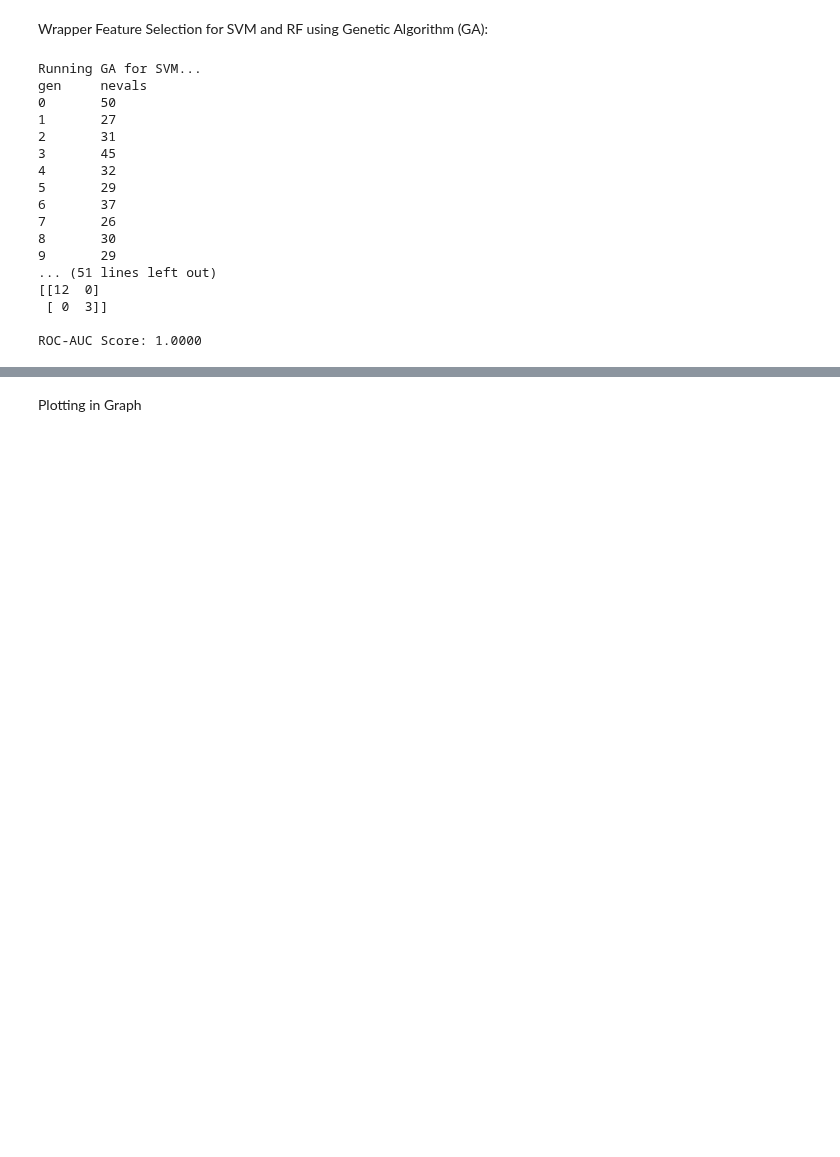
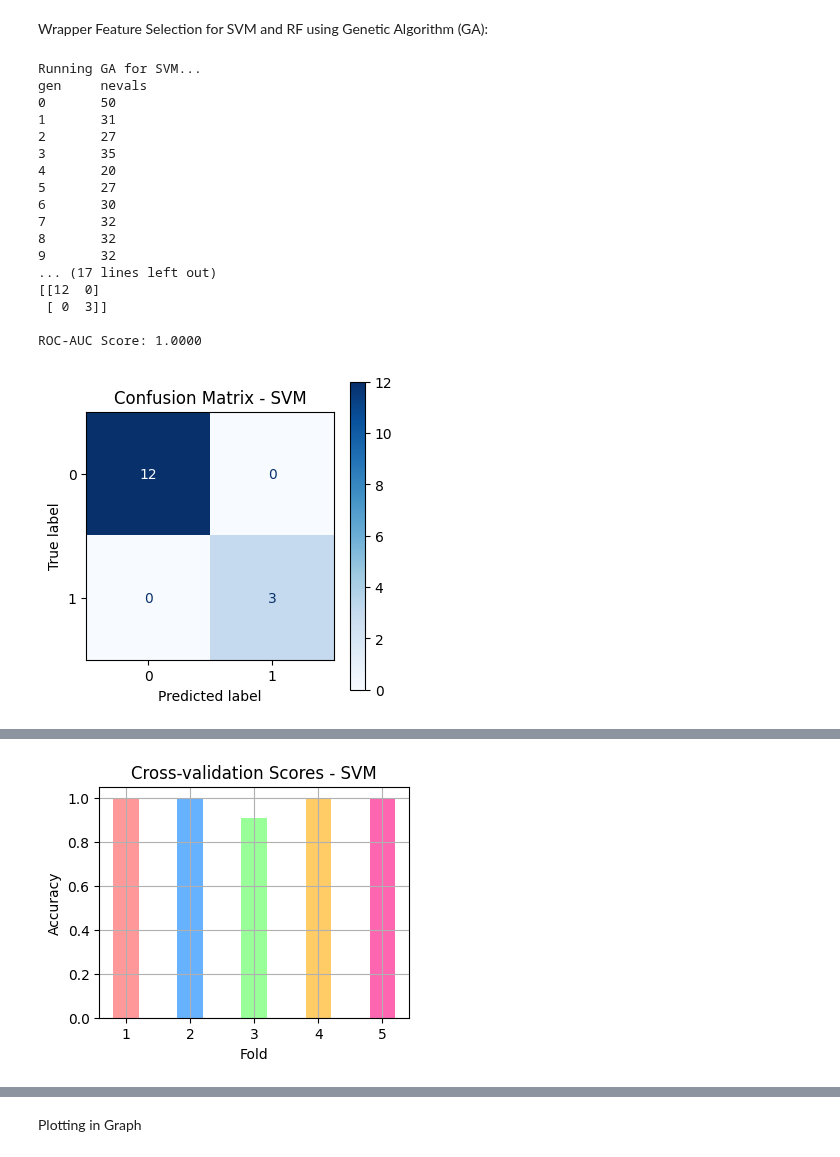
Before and after one commit to nafzo152/psm2-research-codes, a Jupyter notebook: FInal.ipynb, the cells around one changed output, grey strips where cells are left out. Saved outputs shown, nothing was run; the diff lists cells and outputs as text; code cells hidden in the pictures; blank space fills up the shorter version.

```diff
--- a/FInal.ipynb
+++ b/FInal.ipynb
@@ -607,10 +607,12 @@ from deap import base, creator, tools, algorithms
 import numpy as np
 from sklearn.svm import SVC
 from sklearn.ensemble import RandomForestClassifier
-from sklearn.model_selection import train_test_split
+from sklearn.model_selection import train_test_split, cross_val_score
 from sklearn.metrics import accuracy_score, classification_report, confusion_matrix, roc_auc_score
 import pandas as pd
-from sklearn.preprocessing import MinMaxScaler
+from sklearn.preprocessing import MinMaxScaler, LabelEncoder
+import matplotlib.pyplot as plt
+from sklearn import metrics
 
 # Define evaluation function
 def evaluate(individual, X_train, Y_train, X_test, Y_test, model):
@@ -627,8 +629,8 @@ def evaluate(individual, X_train, Y_train, X_test, Y_test, model):
     accuracy = accuracy_score(Y_test, Y_pred)
     return (accuracy,)
 
-# Function to print performance metrics
-def print_metrics(X_train, Y_train, X_test, Y_test, best_individual, model):
+# Function to print performance metrics and generate plots
+def print_metrics(X_train, Y_train, X_test, Y_test, best_individual, model, model_name):
     selected_features = [i for i, val in enumerate(best_individual) if val]
     X_train_selected = X_train[:, selected_features]
     X_test_selected = X_test[:, selected_features]
@@ -646,6 +648,42 @@ def print_metrics(X_train, Y_train, X_test, Y_test, best_individual, model):
     print("Confusion Matrix:")
     print(confusion_mat)
     print(f"\nROC-AUC Score: {roc_auc:.4f}")
+
+    # Plot the confusion matrix
+    disp = metrics.ConfusionMatrixDisplay(confusion_matrix=confusion_mat)
+    fig, ax = plt.subplots(figsize=(4, 4))  # Confusion matrix plot size
+    disp.plot(cmap='Blues', ax=ax)
+    plt.title(f'Confusion Matrix - {model_name}')
+    plt.show()
+
+    # Perform n-fold cross-validation
+    n = 5  # Number of folds
+    cv_scores = cross_val_score(model, X_train_selected, Y_train, cv=n)
+    print(f"\nCross-validation Scores: {cv_scores}")
+    print(f"Mean Cross-validation Accuracy: {cv_scores.mean():.4f}")
+
+    # Plot Cross-validation Scores as a bar plot
+    plt.figure(figsize=(4, 3))  # Cross-validation plot size
+    bar_width = 0.4  # Thinner bar width for a cleaner look
+    colors = ['#FF9999', '#66B2FF', '#99FF99', '#FFCC66', '#FF66B2']  # Custom color palette
+    plt.bar(range(1, n + 1), cv_scores, color=colors[:n], width=bar_width)
+    plt.xlabel('Fold')
+    plt.ylabel('Accuracy')
+    plt.title(f'Cross-validation Scores - {model_name}')
+    plt.ylim(0, 1.05)  # Limit y-axis to ensure all bars are visible
+    plt.grid(True)
+    plt.show()
+
+    # Plot ROC Curve
+    plt.figure(figsize=(4, 3))  # ROC-AUC plot size
+    fpr, tpr, thresholds = metrics.roc_curve(Y_test, model.predict_proba(X_test_selected)[:, 1])
+    plt.plot(fpr, tpr, color='red', lw=2, label=f'ROC Curve (AUC = {roc_auc:.2f})')
+    plt.plot([0, 1], [0, 1], color='green', linestyle='--')
+    plt.xlabel('False Positive Rate')
+    plt.ylabel('True Positive Rate')
+    plt.title(f'Receiver Operating Characteristic (ROC) Curve - {model_name}')
+    plt.legend(loc="lower right")
+    plt.show()
 
 # Setup Genetic Algorithm for SVM
 def run_ga_svm(X_train, Y_train, X_test, Y_test):
@@ -706,45 +744,50 @@ df = pd.read_csv('binary.arff.csv')
 X = df.iloc[:, :-1].values
 Y = df.iloc[:, -1].values
 
+# Apply label encoding to ensure binary labels
+le = LabelEncoder()
+Y = le.fit_transform(Y)  # Convert 'ALL' and 'AML' to 0 and 1
+
 # Apply Min-Max Scaling
 scaler = MinMaxScaler()
 X_scaled = scaler.fit_transform(X)
 
 # Split the dataset into training and test data (80:20 split)
 X_train, X_test, Y_train, Y_test = train_test_split(X_scaled, Y, test_size=0.2, random_state=14)
 
 # Run GA for SVM
 print("Running GA for SVM...")
 best_individual_svm = run_ga_svm(X_train, Y_train, X_test, Y_test)
 print("Best Individual for SVM:", best_individual_svm)
 
-# Print metrics for SVM
+# Print metrics and generate plots for SVM
 print("\nPerformance Metrics for SVM:")
-print_metrics(X_train, Y_train, X_test, Y_test, best_individual_svm, SVC(kernel='linear', random_state=12, probability=True))
+print_metrics(X_train, Y_train, X_test, Y_test, best_individual_svm, SVC(kernel='linear', random_state=12, probability=True), "SVM")
 
 # Run GA for Random Forest
 print("\nRunning GA for Random Forest...")
 best_individual_rf = run_ga_rf(X_train, Y_train, X_test, Y_test)
 print("Best Individual for RF:", best_individual_rf)
 
-# Print metrics for Random Forest
+# Print metrics and generate plots for Random Forest
 print("\nPerformance Metrics for Random Forest:")
-print_metrics(X_train, Y_train, X_test, Y_test, best_individual_rf, RandomForestClassifier(n_estimators=100, random_state=13, n_jobs=-1))
+print_metrics(X_train, Y_train, X_test, Y_test, best_individual_rf, RandomForestClassifier(n_estimators=100, random_state=13, n_jobs=-1), "Random Forest")
 # %% [output]
 Running GA for SVM...
 gen     nevals
 0       50
-1       27
-2       31
-3       45
-4       32
-5       29
-6       37
-7       26
-8       30
-9       29
-... (51 lines left out)
+1       31
+2       27
+3       35
+4       20
+5       27
+6       30
+7       32
+8       32
+9       32
+... (17 lines left out)
 [[12  0]
  [ 0  3]]
 
 ROC-AUC Score: 1.0000
+[figure, added]
@@ -750,0 +796 @@ ROC-AUC Score: 1.0000
+[figure, added]
```
Also changed, not shown: parts of 1 cell of this notebook.
